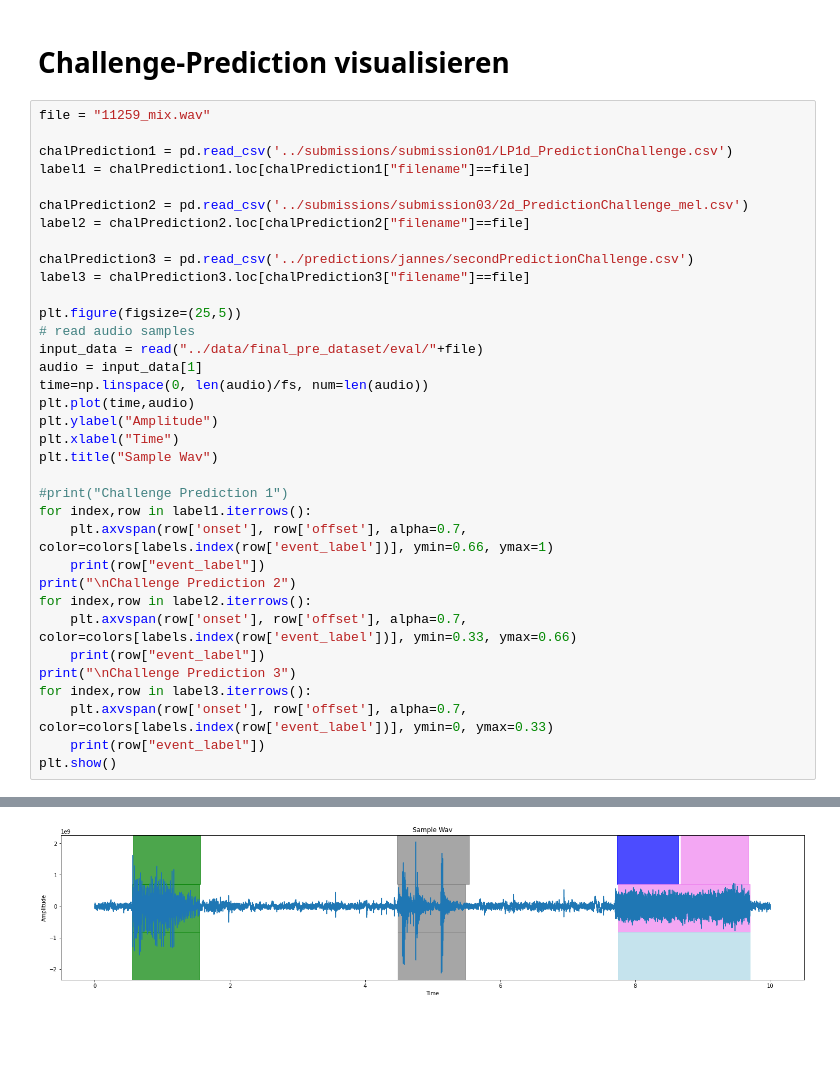
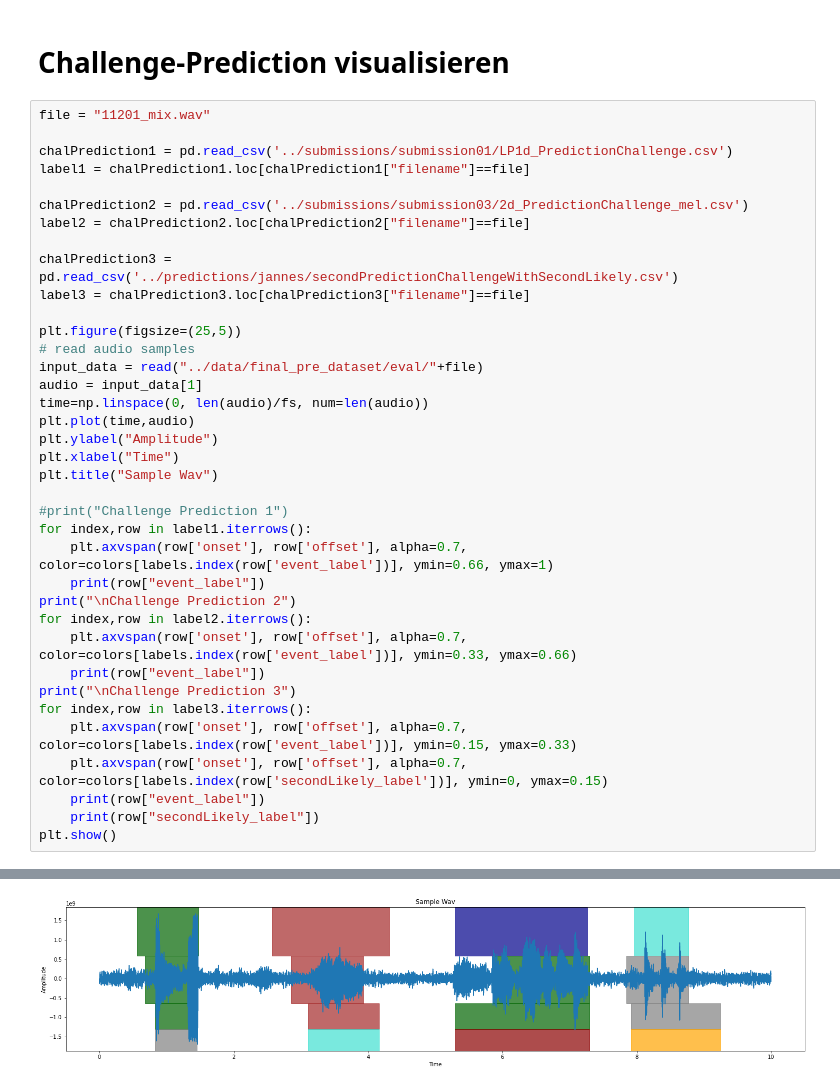
Before and after one commit to ajochim/bbdc2021, a Jupyter notebook: exploration/audio_exploration.ipynb, the cells around one changed output, grey strips where cells are left out. Drawn from its saved outputs; the diff is of its cells as text; blank space fills up the shorter version.

```diff
--- a/exploration/audio_exploration.ipynb
+++ b/exploration/audio_exploration.ipynb
@@ -62,7 +62,7 @@ Meow
 # %% [markdown]
 # Challenge-Prediction visualisieren
 # %%
-file = "11259_mix.wav"
+file = "11201_mix.wav"
 
 chalPrediction1 = pd.read_csv('../submissions/submission01/LP1d_PredictionChallenge.csv')
 label1 = chalPrediction1.loc[chalPrediction1["filename"]==file]
@@ -70,7 +70,7 @@ label1 = chalPrediction1.loc[chalPrediction1["filename"]==file]
 chalPrediction2 = pd.read_csv('../submissions/submission03/2d_PredictionChallenge_mel.csv')
 label2 = chalPrediction2.loc[chalPrediction2["filename"]==file]
 
-chalPrediction3 = pd.read_csv('../predictions/jannes/secondPredictionChallenge.csv')
+chalPrediction3 = pd.read_csv('../predictions/jannes/secondPredictionChallengeWithSecondLikely.csv')
 label3 = chalPrediction3.loc[chalPrediction3["filename"]==file]
 
 plt.figure(figsize=(25,5))
@@ -93,7 +93,9 @@ for index,row in label2.iterrows():
     print(row["event_label"])
 print("\nChallenge Prediction 3")
 for index,row in label3.iterrows():
-    plt.axvspan(row['onset'], row['offset'], alpha=0.7, color=colors[labels.index(row['event_label'])], ymin=0, ymax=0.33)
+    plt.axvspan(row['onset'], row['offset'], alpha=0.7, color=colors[labels.index(row['event_label'])], ymin=0.15, ymax=0.33)
+    plt.axvspan(row['onset'], row['offset'], alpha=0.7, color=colors[labels.index(row['secondLikely_label'])], ymin=0, ymax=0.15)
     print(row["event_label"])
+    print(row["secondLikely_label"])
 plt.show()
 # %% [output]
@@ -114 +122 @@ Shout
-[figure, old version]
+[figure, new version]
```
Also changed, not shown: parts of 1 cell of this notebook, 2 other files.
